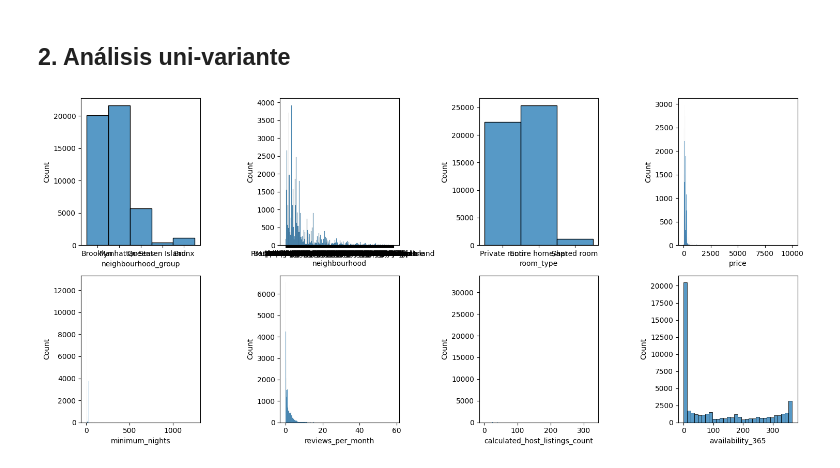
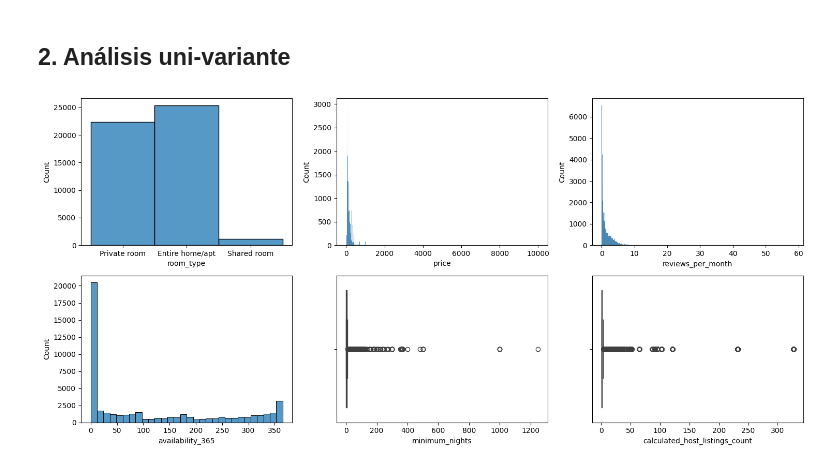
Before and after one commit to Alfonso-wav/EDA_1, a Jupyter notebook: src/explore.ipynb, the cells around one changed output. Cells and saved outputs as stored; diff of their text form; code cells hidden in the pictures.

Commit message:
jueves night commit

```diff
--- a/src/explore.ipynb
+++ b/src/explore.ipynb
@@ -46,7 +46,7 @@ total_data.shape
 # %% [output]
 (48895, 16)
 # %%
-total_data.drop(["id", "name",  "host_id",  "host_name", "number_of_reviews", "last_review"], axis = 1, inplace = True)
+total_data.drop(["id", "name",  "host_id",  "host_name", "last_review"], axis = 1, inplace = True)
 total_data.head()
 # %% [output]
 |  | neighbourhood_group | neighbourhood | latitude | longitude | room_type | price | minimum_nights | ... |
@@ -61,21 +61,21 @@ total_data.head()
 import seaborn as sns
 import matplotlib.pyplot as plt
 # %%
-fig, axis = plt.subplots(2,4, figsize = (15,7))
+fig, axis = plt.subplots(2,3, figsize = (15,7))
 
-sns.histplot(data = total_data, x ="neighbourhood_group", ax = axis[0,0])
-sns.histplot(data = total_data, x ="neighbourhood", ax = axis[0,1])
-sns.histplot(data = total_data, x ="room_type", ax = axis[0,2])
-sns.histplot(data = total_data, x ="price", ax = axis[0,3])
-sns.histplot(data = total_data, x ="minimum_nights", ax = axis[1,0])
-sns.histplot(data = total_data, x ="reviews_per_month", ax = axis[1,1])
-sns.histplot(data = total_data, x ="calculated_host_listings_count", ax = axis[1,2])
-sns.histplot(data = total_data, x ="availability_365", ax = axis[1,3])
+
+sns.histplot(data = total_data, x ="room_type", ax = axis[0,0])
+sns.histplot(data = total_data, x ="price", ax = axis[0,1])
+sns.histplot(data = total_data, x ="reviews_per_month", ax = axis[0,2])
+sns.histplot(data = total_data, x ="availability_365", ax = axis[1,0])
+sns.boxplot(data = total_data, x ="minimum_nights", ax = axis[1,1])
+sns.boxplot(data = total_data, x ="calculated_host_listings_count", ax = axis[1,2])
+
 
 # Adjust the layout
 plt.tight_layout()
 
 # Show the plot
 plt.show()
 # %% [output]
-[figure, old version]
+[figure, new version]
```
Also changed, not shown: parts of 10 cells of this notebook.
